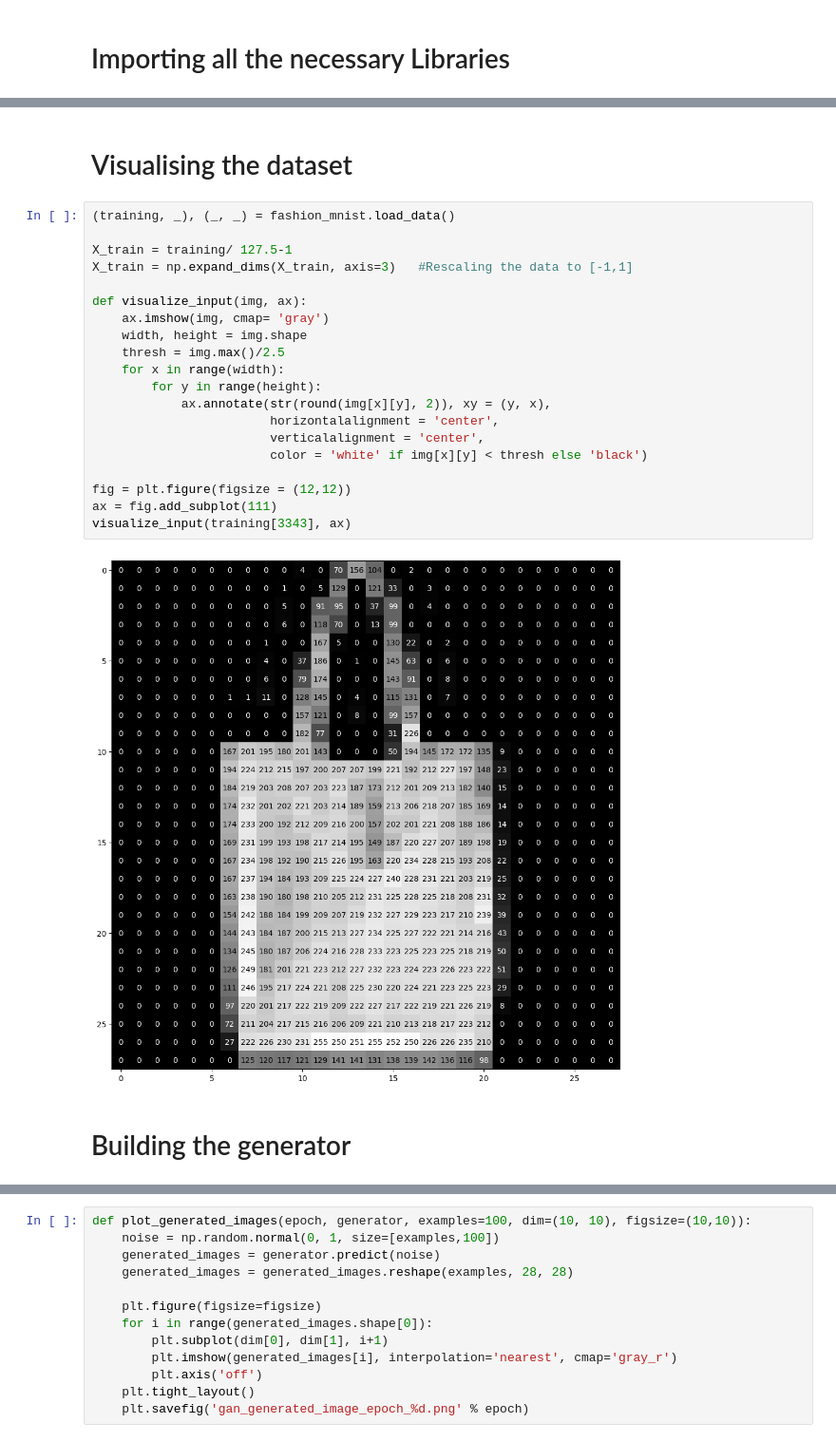
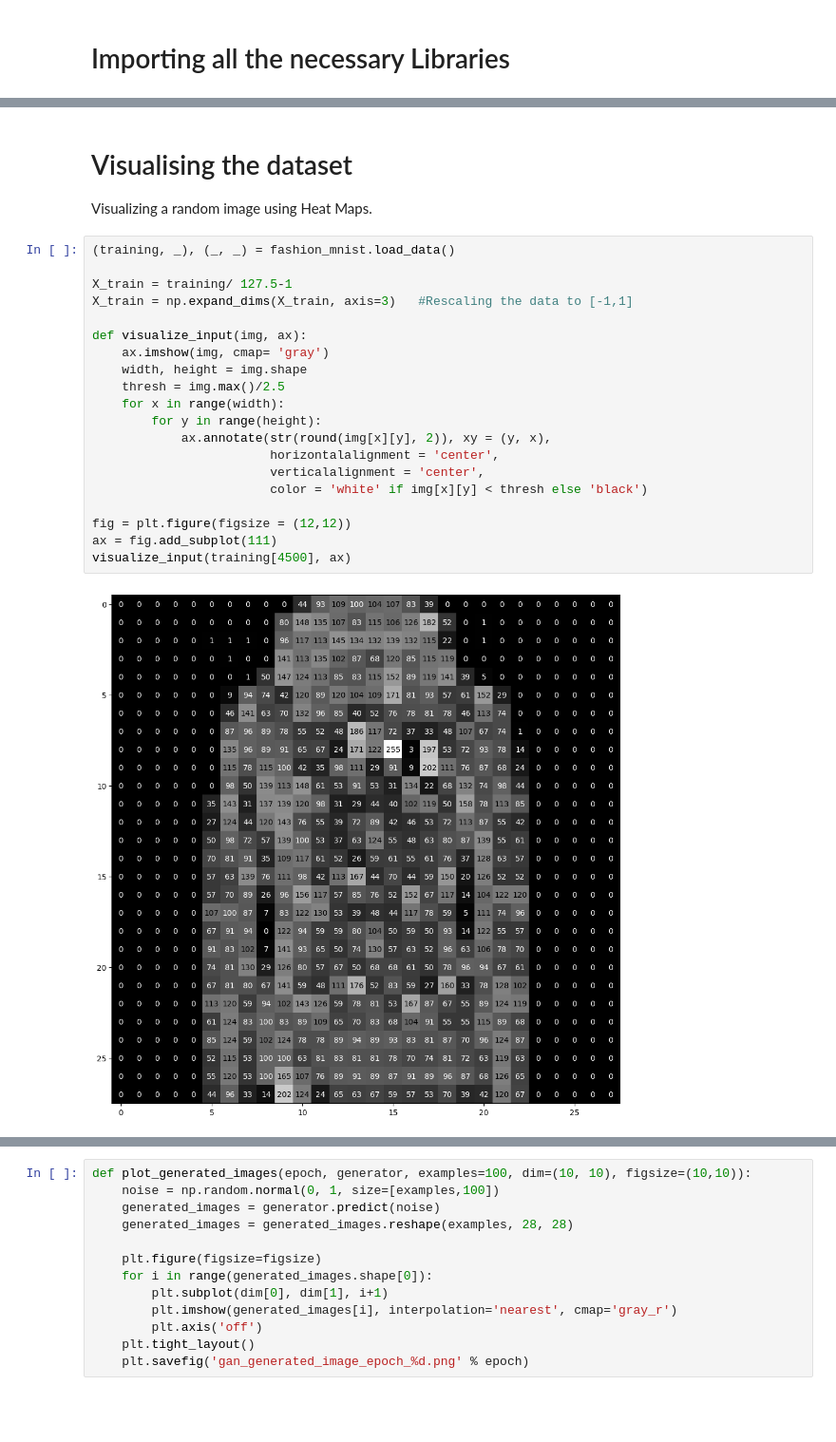
Before and after one commit to Ashkewww/Implementing-GAN-on-MNIST-dataset, a Jupyter notebook: GANmnist.ipynb, the cells around one changed output, grey strips where cells are left out. Shown at 95% size. Cells and saved outputs as stored; diff of their text form; blank space fills up the shorter version.

```diff
--- a/GANmnist.ipynb
+++ b/GANmnist.ipynb
@@ -16,27 +16,27 @@ import numpy as np
 import matplotlib.pyplot as plt
 # %% [markdown]
 # Visualising the dataset
+
+Visualizing a random image using Heat Maps.
 # %%
 (training, _), (_, _) = fashion_mnist.load_data()
 
 X_train = training/ 127.5-1
 X_train = np.expand_dims(X_train, axis=3)   #Rescaling the data to [-1,1]
 
 def visualize_input(img, ax):
     ax.imshow(img, cmap= 'gray')
     width, height = img.shape
     thresh = img.max()/2.5
     for x in range(width):
         for y in range(height):
             ax.annotate(str(round(img[x][y], 2)), xy = (y, x),
                         horizontalalignment = 'center',
                         verticalalignment = 'center',
                         color = 'white' if img[x][y] < thresh else 'black')
 
 fig = plt.figure(figsize = (12,12))
 ax = fig.add_subplot(111)
-visualize_input(training[3343], ax)
+visualize_input(training[4500], ax)
 # %% [output]
-[figure, old version]
+[figure, new version]
-# %% [markdown]
-# Building the generator
```
Also changed, not shown: parts of 18 cells of this notebook.
